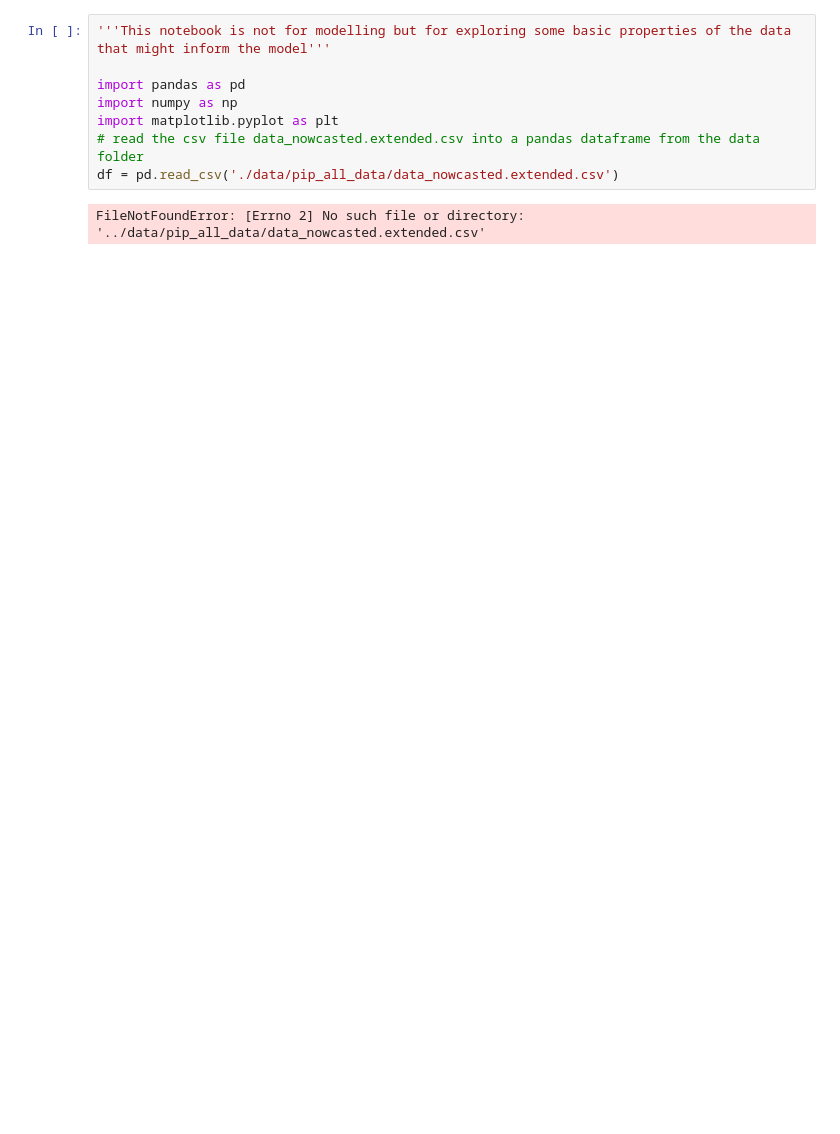
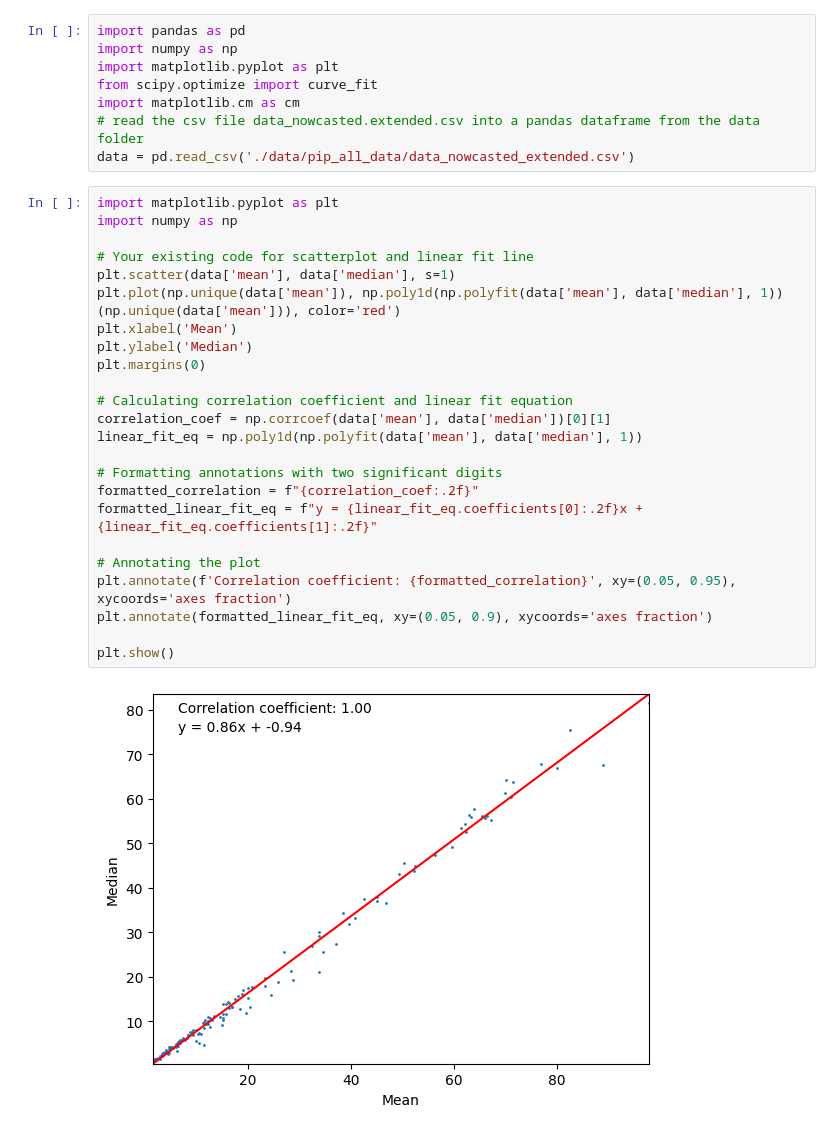
Before and after one commit to yannickoswald/convergence, a Jupyter notebook: first_data_explorations.ipynb, the cells around one changed output. Saved outputs shown, nothing was run; the diff lists cells and outputs as text; blank space fills up the shorter version.

```diff
--- a/first_data_explorations.ipynb
+++ b/first_data_explorations.ipynb
@@ -1,10 +14,34 @@
 # %%
-'''This notebook is not for modelling but for exploring some basic properties of the data that might inform the model'''
-
 import pandas as pd
 import numpy as np
 import matplotlib.pyplot as plt
+from scipy.optimize import curve_fit
+import matplotlib.cm as cm
 # read the csv file data_nowcasted.extended.csv into a pandas dataframe from the data folder
-df = pd.read_csv('./data/pip_all_data/data_nowcasted.extended.csv')
+data = pd.read_csv('./data/pip_all_data/data_nowcasted_extended.csv')
-# %% [output]
-FileNotFoundError: [Errno 2] No such file or directory: '../data/pip_all_data/data_nowcasted.extended.csv'
+# %%
+import matplotlib.pyplot as plt
+import numpy as np
+
+# Your existing code for scatterplot and linear fit line
+plt.scatter(data['mean'], data['median'], s=1)
+plt.plot(np.unique(data['mean']), np.poly1d(np.polyfit(data['mean'], data['median'], 1))(np.unique(data['mean'])), color='red')
+plt.xlabel('Mean')
+plt.ylabel('Median')
+plt.margins(0)
+
+# Calculating correlation coefficient and linear fit equation
+correlation_coef = np.corrcoef(data['mean'], data['median'])[0][1]
+linear_fit_eq = np.poly1d(np.polyfit(data['mean'], data['median'], 1))
+
+# Formatting annotations with two significant digits
+formatted_correlation = f"{correlation_coef:.2f}"
+formatted_linear_fit_eq = f"y = {linear_fit_eq.coefficients[0]:.2f}x + {linear_fit_eq.coefficients[1]:.2f}"
+
+# Annotating the plot
+plt.annotate(f'Correlation coefficient: {formatted_correlation}', xy=(0.05, 0.95), xycoords='axes fraction')
+plt.annotate(formatted_linear_fit_eq, xy=(0.05, 0.9), xycoords='axes fraction')
+
+plt.show()
+# %% [output]
+[figure, added]
```
Also changed, not shown: parts of 10 cells of this notebook, 5 other files.
